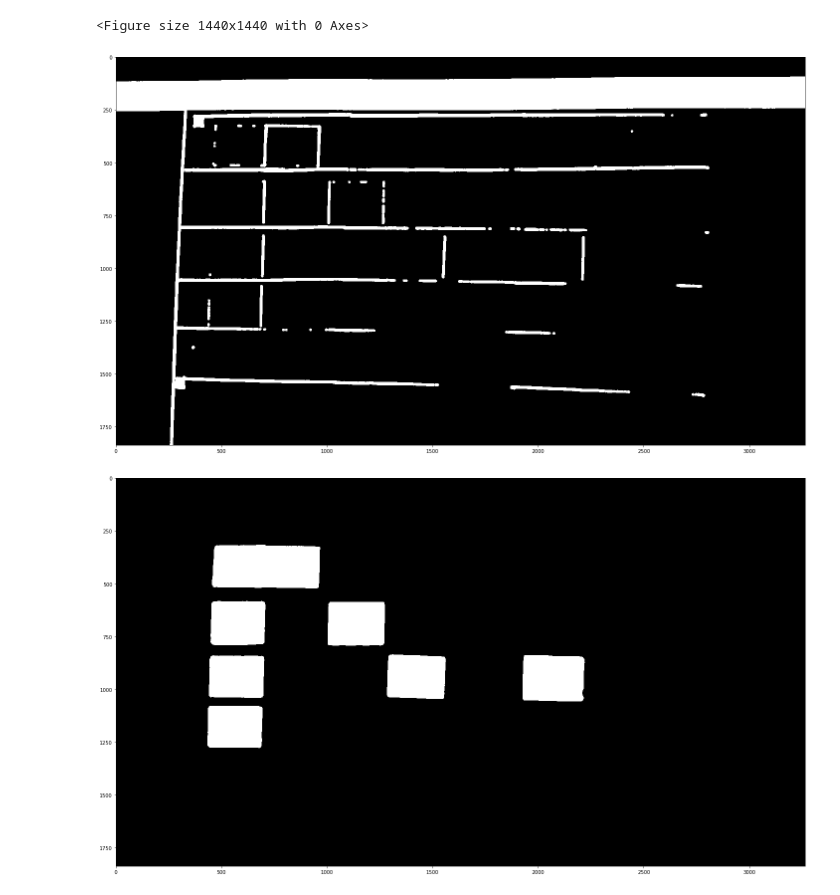
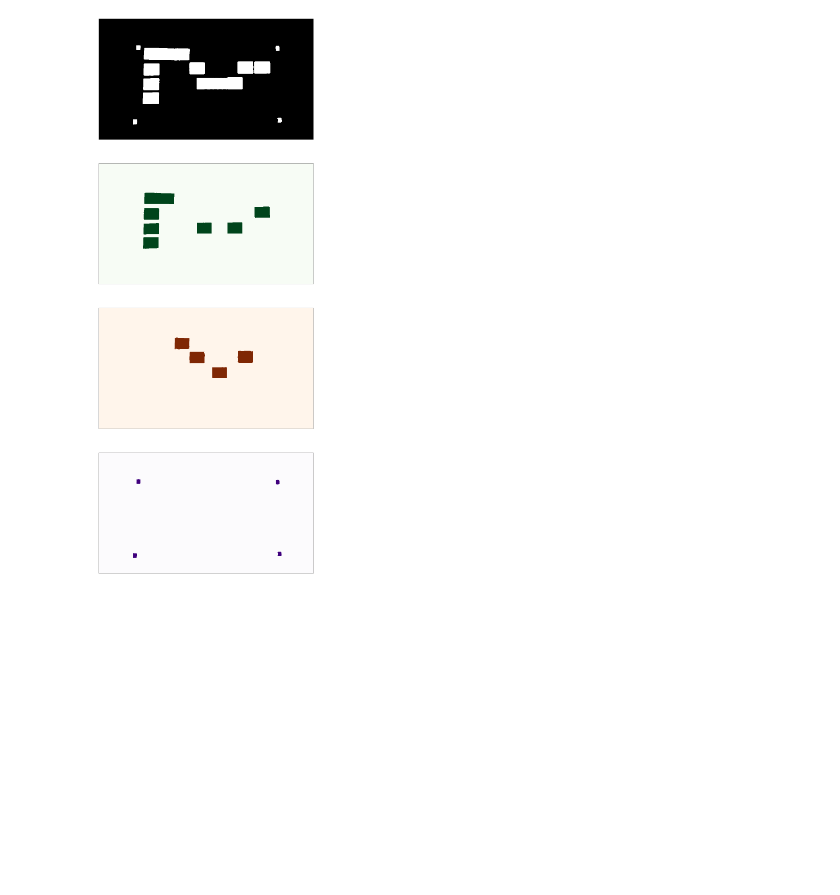
Before and after one commit to hackerspace-silesia/nospr-kopytko, a Jupyter notebook: image-detection.ipynb, the cells around one changed output. Cells and saved outputs as stored; diff of their text form; code cells hidden in the pictures; blank space fills up the shorter version.

Commit message:
WIP - detecing purple boxes

```diff
--- a/image-detection.ipynb
+++ b/image-detection.ipynb
@@ -11,20 +9,23 @@ ImportError: cannot import name 'colorbar' from 'skimage.io' (/home/firemark/git
 # %%
-def show_images(data, small=False):
-    fig = plt.figure(figsize=(20, 20))
+def show_images(data, small=False, colormap=False):
     ldata = len(data)
+    if small:
+        fig = plt.figure(figsize=(20, 20))
+    else:
+        fig = plt.figure(figsize=(20, 10 * ldata))
 
     for i, (im, cmap) in enumerate(data, start=1):
         if small:
             ax = fig.add_subplot(1, ldata, i, xticks=[], yticks=[])
-            ax.imshow(im, cmap=cmap)
         else:
-            fig = plt.figure(figsize=(20, 20))
-            imshow(im, cmap=cmap)
-            show()
+            ax = fig.add_subplot(ldata, 1, i, xticks=[], yticks=[])
+        _img = ax.imshow(im, cmap=cmap)
+        if colormap:
+            plt.colorbar(_img, fraction=0.046, pad=0.04, shrink=1.0)
     if small:
         fig.show()
 # %%
-img = img_as_float(imread("a.jpg"))
+img = img_as_float(imread("b.jpg"))
 imshow(img)
 show()
 # %% [output]
@@ -48,25 +46,32 @@ show_images([
 # %%
 from skimage.color import label2rgb
 from skimage.measure import label
-from skimage.morphology import dilation, closing, disk
+from skimage.morphology import dilation, erosion, disk
 import numpy as np
 
+mini_selem = disk(3)
 selem = disk(6)
 land, lor = np.logical_and, np.logical_or
 
 #lines = dilation(v < 0.4, selem)
 
-blocks = land(s > 0.3, v > 0.4)
+blocks = land(s > 0.3, v > 0.3)
 blocks = dilation(blocks, selem)
 
-green_blocks = land(blocks, land(h > 0.4, h < 0.6))
+def rr(hstart, hend):
+    x = land(blocks, land(h > hstart, h < hend))
+    return erosion(x, mini_selem)
+
+green_blocks = rr(0.4, 0.6)
+yellow_blocks = rr(0.05, 0.2)
+purple_blocks = rr(0.8, 0.95)
 
 show_images([
     #(lines, 'gray'),
     (blocks, 'gray'),
     (green_blocks, 'Greens'),
+    (yellow_blocks, 'Oranges'),
+    (purple_blocks, 'Purples'),
 ])
 # %% [output]
-<Figure size 1440x1440 with 0 Axes>
-[figure, old version]
+[figure, new version]
-[figure, removed]
```
Also changed, not shown: parts of 7 cells of this notebook, 1 other file.
